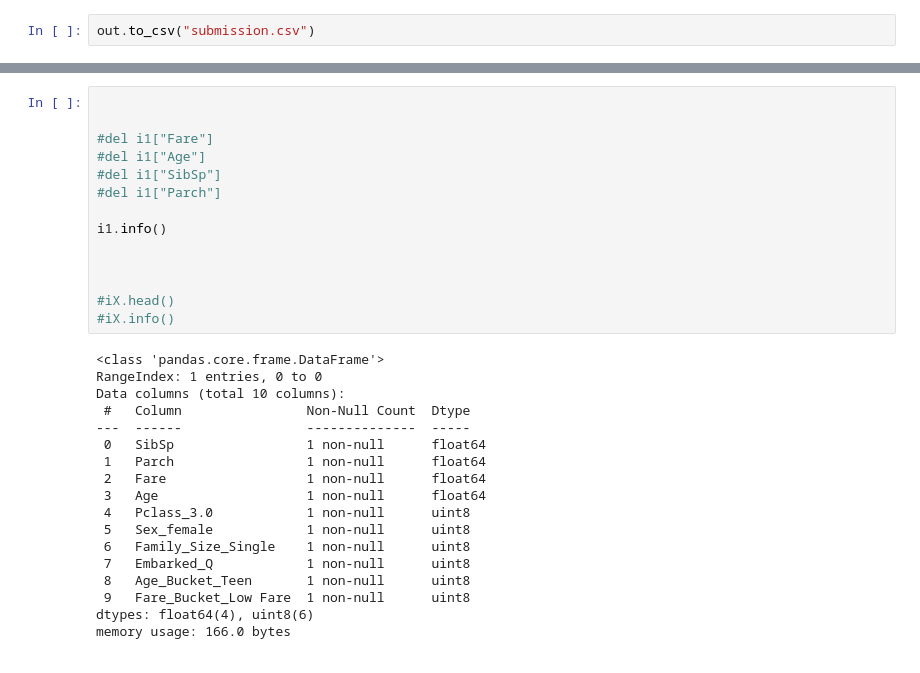
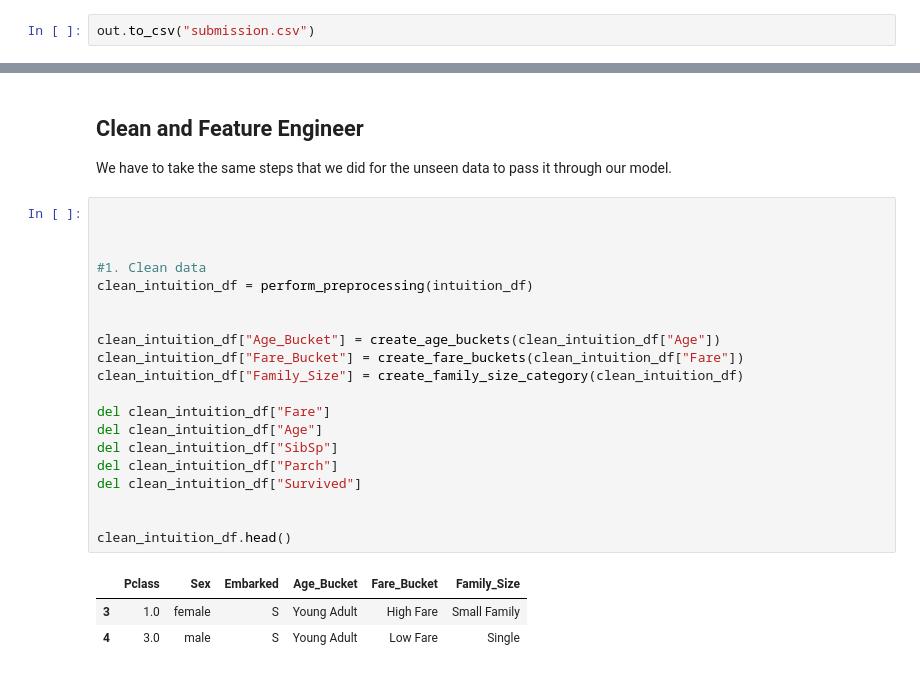
Before and after one commit to ashwin-vx/machine-learnings, a Jupyter notebook: kaggle_titanic_competition.ipynb, the cells around one changed output, grey strips where cells are left out. Cells and saved outputs as stored; diff of their text form.

```diff
--- a/kaggle_titanic_competition.ipynb
+++ b/kaggle_titanic_competition.ipynb
@@ -871,32 +848,28 @@ Name: Age, dtype: float64
+# %% [markdown]
+## Clean and Feature Engineer
+
+We have to take the same steps that we did for the unseen data to pass it through our model.
 # %%
 
 
-#del i1["Fare"]
-#del i1["Age"]
-#del i1["SibSp"]
-#del i1["Parch"]
 
-i1.info()
+#1. Clean data
+clean_intuition_df = perform_preprocessing(intuition_df)
 
 
+clean_intuition_df["Age_Bucket"] = create_age_buckets(clean_intuition_df["Age"])
+clean_intuition_df["Fare_Bucket"] = create_fare_buckets(clean_intuition_df["Fare"])
+clean_intuition_df["Family_Size"] = create_family_size_category(clean_intuition_df)
 
-#iX.head()
-#iX.info()
+del clean_intuition_df["Fare"]
+del clean_intuition_df["Age"]
+del clean_intuition_df["SibSp"]
+del clean_intuition_df["Parch"]
+del clean_intuition_df["Survived"]
+
+
+clean_intuition_df.head()
 # %% [output]
-<class 'pandas.core.frame.DataFrame'>
-RangeIndex: 1 entries, 0 to 0
-Data columns (total 10 columns):
- #   Column                Non-Null Count  Dtype
----  ------                --------------  -----
- 0   SibSp                 1 non-null      float64
- 1   Parch                 1 non-null      float64
- 2   Fare                  1 non-null      float64
- 3   Age                   1 non-null      float64
- 4   Pclass_3.0            1 non-null      uint8
- 5   Sex_female            1 non-null      uint8
- 6   Family_Size_Single    1 non-null      uint8
- 7   Embarked_Q            1 non-null      uint8
- 8   Age_Bucket_Teen       1 non-null      uint8
- 9   Fare_Bucket_Low Fare  1 non-null      uint8
-dtypes: float64(4), uint8(6)
-memory usage: 166.0 bytes
+|  | Pclass | Sex | Embarked | Age_Bucket | Fare_Bucket | Family_Size |
+| 3 | 1.0 | female | S | Young Adult | High Fare | Small Family |
+| 4 | 3.0 | male | S | Young Adult | Low Fare | Single |
```
Also changed, not shown: parts of 12 cells of this notebook.
